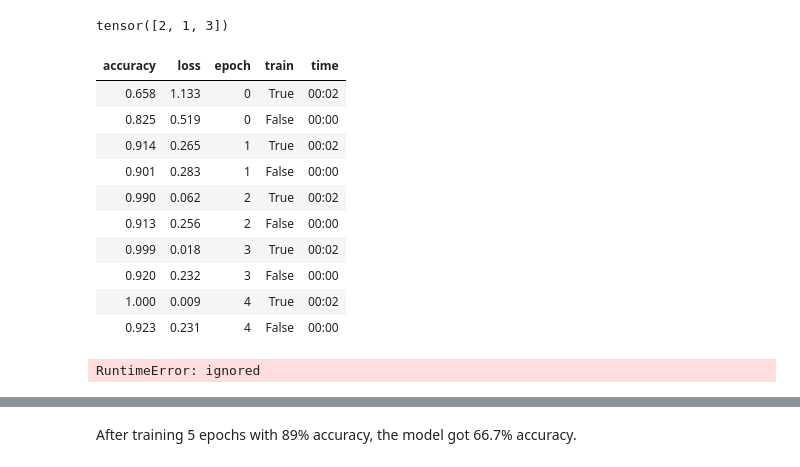
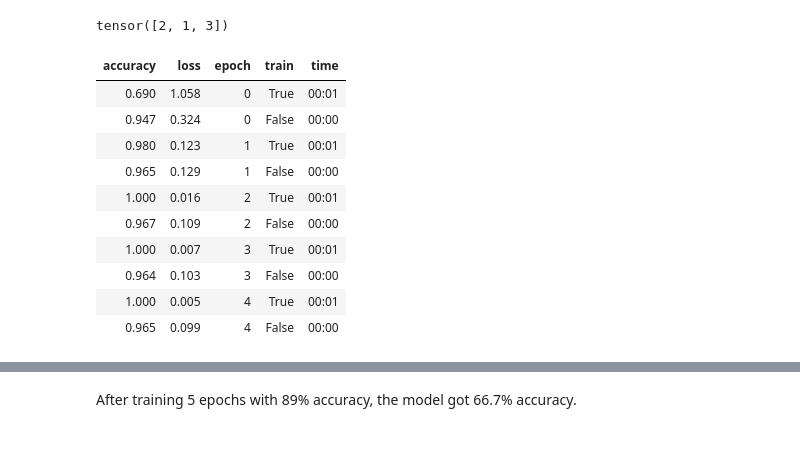
Before and after one commit to galopyz/hprc, a Jupyter notebook: circadian6.ipynb, the cells around one changed output, grey strips where cells are left out. Cells and saved outputs as stored; diff of their text form; code cells hidden in the pictures.

```diff
--- a/circadian6.ipynb
+++ b/circadian6.ipynb
@@ -53,3 +55,6 @@ path = Path('./data/circadian/')
+# %%
+import os
+path = Path(os.path.expandvars('$SCRATCH/data/circadian'))
 # %%
 t = np.zeros((7, 8))
 t
@@ -191,3 +193,14 @@ trn_split,val_split=RandomSplitter(seed=42)(df2)
+# %%
+# from fastai.data.transforms import RandomSplitter
+def RandomSplitter(valid_pct=0.2, seed=None):
+    "Create function that splits `items` between train/val with `valid_pct` randomly."
+    def _inner(o):
+        if seed is not None: torch.manual_seed(seed)
+        rand_idx = list(torch.randperm(len(o)).numpy())
+        cut = int(valid_pct * len(o))
+        return rand_idx[cut:],rand_idx[:cut]
+    return _inner
+trn_split,val_split=RandomSplitter(seed=42)(df2)
 # %%
 trn_indep,val_indep = t_indep[trn_split],t_indep[val_split]
 trn_dep,val_dep = t_dep[trn_split],t_dep[val_split]
@@ -201,7 +214,7 @@ Pretty much the same as the previous approach with bulk data as the test data.
 # %%
 # set_seed(42)
 trn_dl = DataLoader(list(zip(trn_indep, trn_dep)), batch_size=64, shuffle=True)
-val_dl = DataLoader(list(zip(val_indep, val_dep)), batch_size=64, shuffle=True)
+val_dl = DataLoader(list(zip(val_indep, val_dep)), batch_size=64, shuffle=False)
 dls = DataLoaders(trn_dl, val_dl)
 dt = dls.train
 xb,yb = next(iter(dt))
@@ -331,6 +344,9 @@ augcb = BatchTransformCB(partial(tfm_batch, tfm_x=tfms), on_val=False)
 # %%
 # set_seed(42)
 model = nn.Sequential(*[nn.Linear(9481, 100), nn.ReLU(), nn.Linear(100, 100), nn.ReLU(), nn.Linear(100, 6)])
+# %%
+def get_model():
+    return nn.Sequential(*[nn.Linear(9481, 100), nn.ReLU(), nn.Linear(100, 100), nn.ReLU(), nn.Linear(100, 6)])
 # %%
 cbs = cbs
 # %%
@@ -394,20 +410,18 @@ t3.mean(0).argmax(1)
 # %% [output]
 tensor([2, 1, 3])
 # %%
-cp1 = CapturePreds()
-learn1 = TrainLearner(model, dls, lr=.03, loss_func=F.cross_entropy, cbs=cbs)
-learn1.fit(5, cbs=cp1)
+learn1 = TrainLearner(get_model(), dls, lr=.03, loss_func=F.cross_entropy, cbs=cbs)
+learn1.fit(5)
 # %% [output]
 | accuracy | loss | epoch | train | time |
-| 0.658 | 1.133 | 0 | True | 00:02 |
-| 0.825 | 0.519 | 0 | False | 00:00 |
-| 0.914 | 0.265 | 1 | True | 00:02 |
-| 0.901 | 0.283 | 1 | False | 00:00 |
-| 0.990 | 0.062 | 2 | True | 00:02 |
-| 0.913 | 0.256 | 2 | False | 00:00 |
-| 0.999 | 0.018 | 3 | True | 00:02 |
-| 0.920 | 0.232 | 3 | False | 00:00 |
-| 1.000 | 0.009 | 4 | True | 00:02 |
-| 0.923 | 0.231 | 4 | False | 00:00 |
+| 0.690 | 1.058 | 0 | True | 00:01 |
+| 0.947 | 0.324 | 0 | False | 00:00 |
+| 0.980 | 0.123 | 1 | True | 00:01 |
+| 0.965 | 0.129 | 1 | False | 00:00 |
+| 1.000 | 0.016 | 2 | True | 00:01 |
+| 0.967 | 0.109 | 2 | False | 00:00 |
+| 1.000 | 0.007 | 3 | True | 00:01 |
+| 0.964 | 0.103 | 3 | False | 00:00 |
+| 1.000 | 0.005 | 4 | True | 00:01 |
+| 0.965 | 0.099 | 4 | False | 00:00 |
-RuntimeError: ignored
 # %%
```
Also changed, not shown: parts of 46 cells of this notebook, 1 other file.
